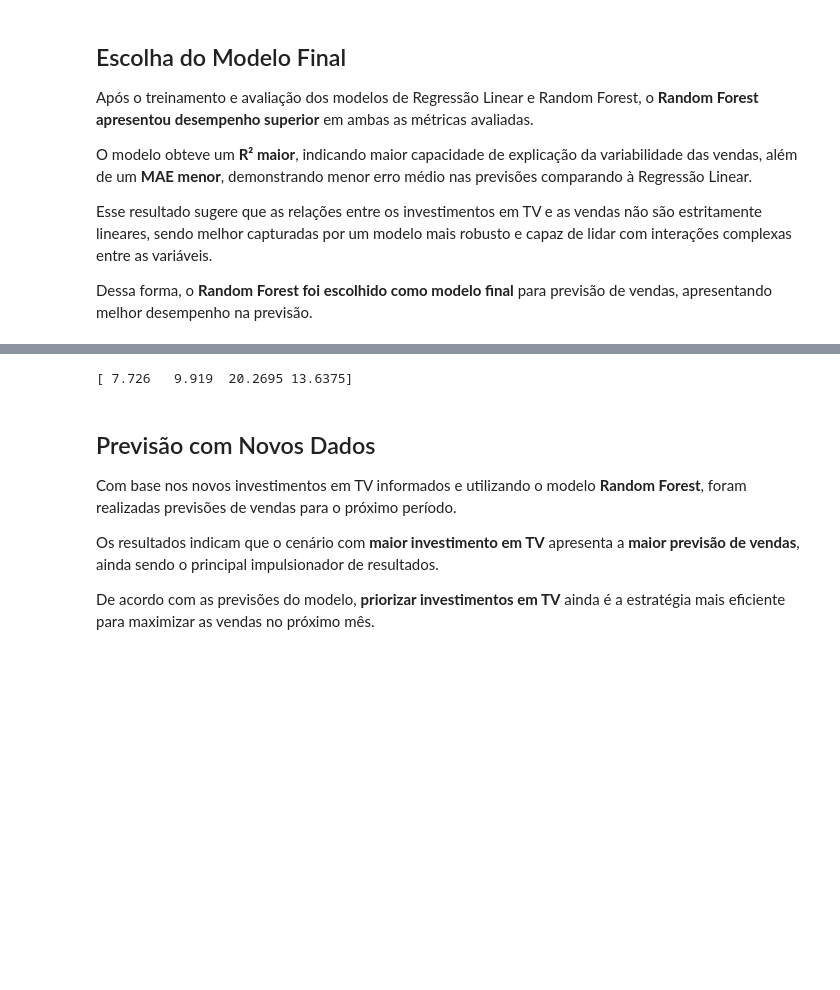
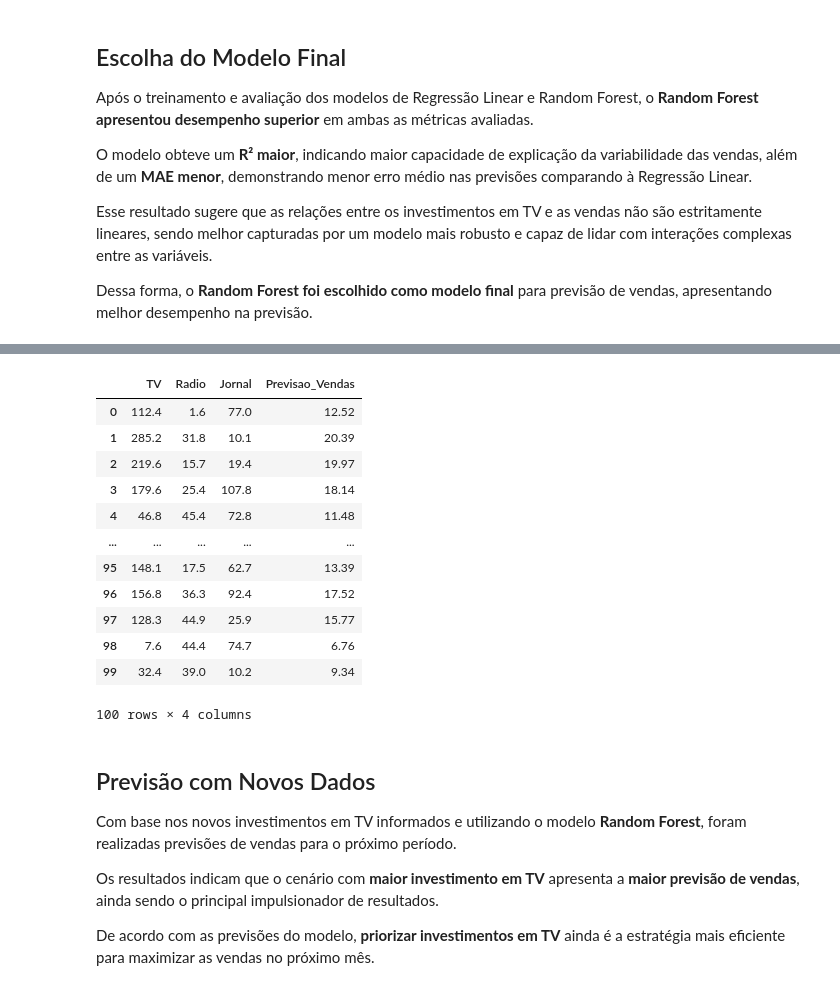
Before and after one commit to FelipeGhensevPeres/Sales-Prediction-ML, a Jupyter notebook: notebooks/main.ipynb, the cells around one changed output, grey strips where cells are left out. Saved outputs shown, nothing was run; the diff lists cells and outputs as text; code cells hidden in the pictures; blank space fills up the shorter version.

Commit message:
refactor: prevendo vendas e criando arquivo previsoes.csv

```diff
--- a/notebooks/main.ipynb
+++ b/notebooks/main.ipynb
@@ -245,4 +255,18 @@ previsao = modelo_rf.predict(novos)
 # %%
-print(f'{previsao}')
+novos['Previsao_Vendas'] = modelo_rf.predict(novos)
-# %% [output]
-[ 7.726   9.919  20.2695 13.6375]
+# %%
+display(novos.round(2))
+# %% [output]
+|  | TV | Radio | Jornal | Previsao_Vendas |
+| 0 | 112.4 | 1.6 | 77.0 | 12.52 |
+| 1 | 285.2 | 31.8 | 10.1 | 20.39 |
+| 2 | 219.6 | 15.7 | 19.4 | 19.97 |
+| 3 | 179.6 | 25.4 | 107.8 | 18.14 |
+| 4 | 46.8 | 45.4 | 72.8 | 11.48 |
+| ... | ... | ... | ... | ... |
+| 95 | 148.1 | 17.5 | 62.7 | 13.39 |
+| 96 | 156.8 | 36.3 | 92.4 | 17.52 |
+| 97 | 128.3 | 44.9 | 25.9 | 15.77 |
+| 98 | 7.6 | 44.4 | 74.7 | 6.76 |
+| 99 | 32.4 | 39.0 | 10.2 | 9.34 |
+100 rows × 4 columns
```
Also changed, not shown: parts of 4 cells of this notebook, 1 other file.
